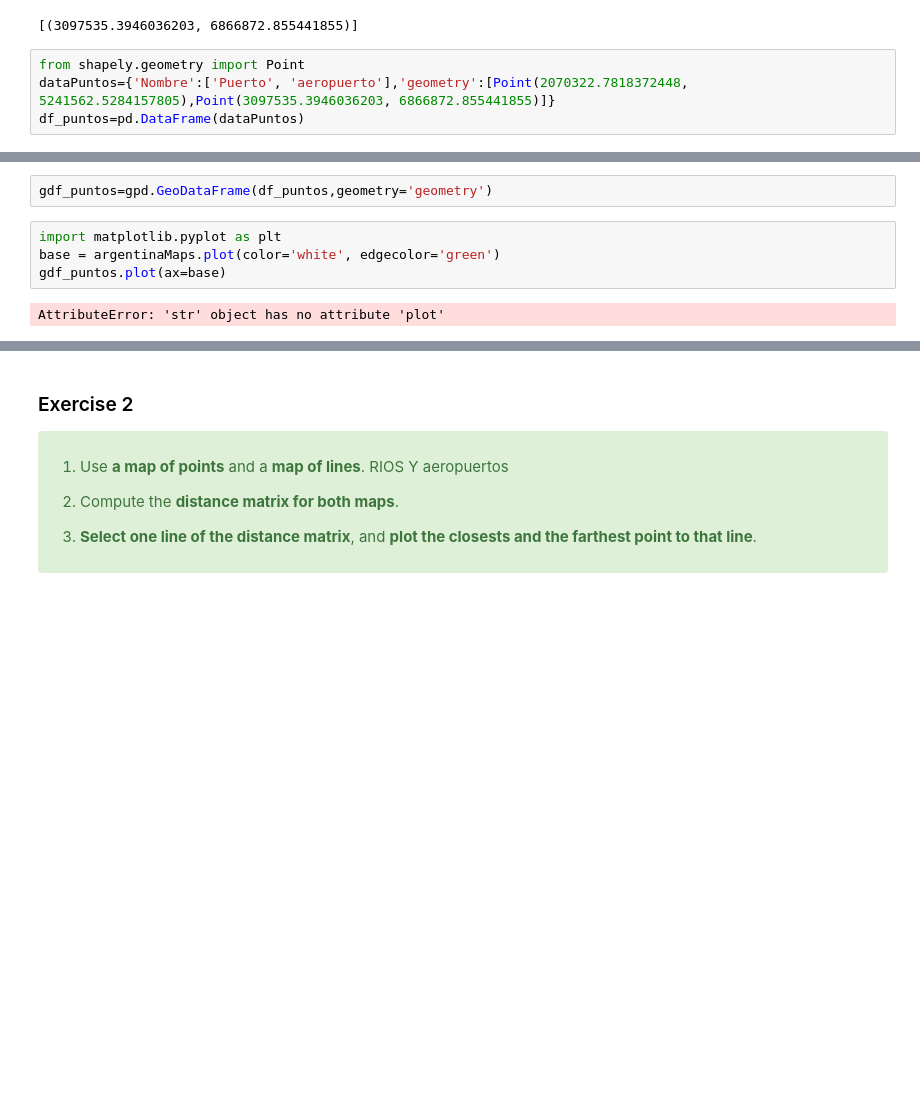
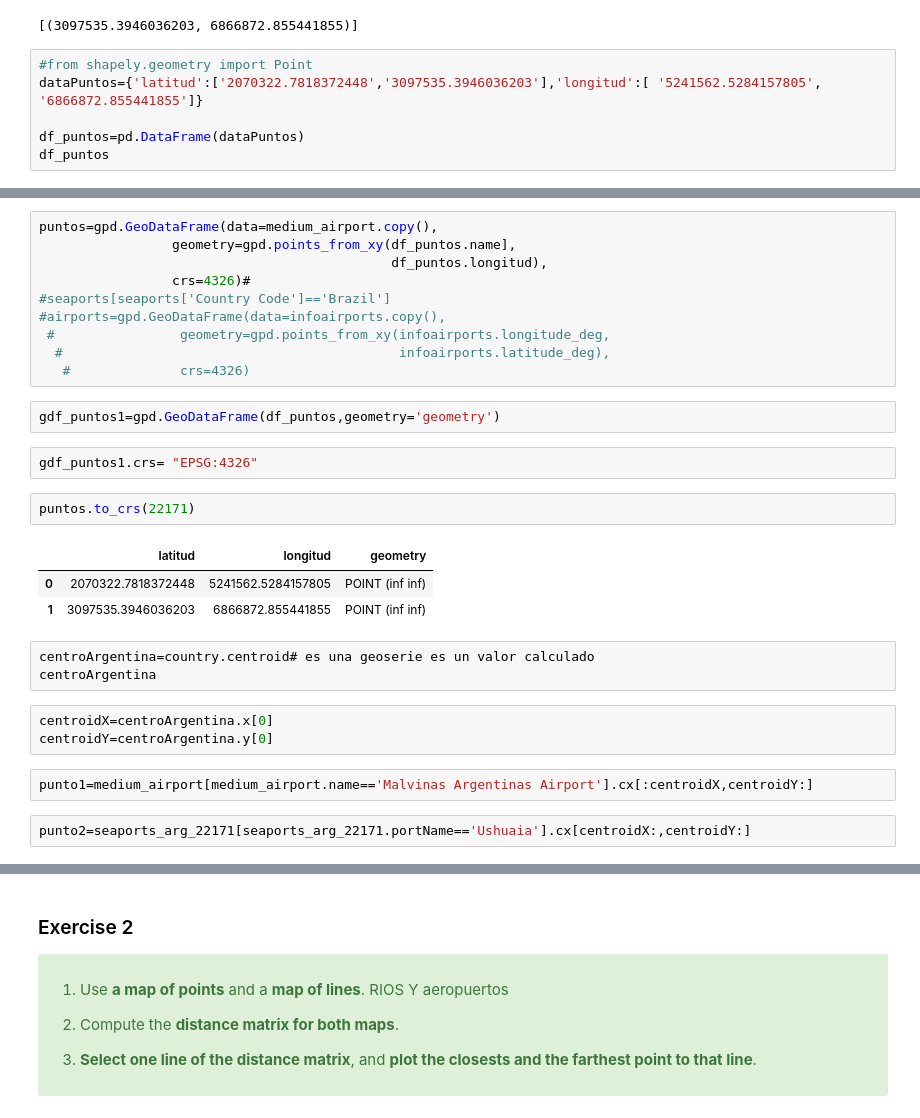
Before and after one commit to Romina300/TareaFinal_1, a Jupyter notebook: TareaFinal_parte1.ipynb, the cells around one changed output, grey strips where cells are left out. Cells and saved outputs as stored; diff of their text form; blank space fills up the shorter version.

```diff
--- a/TareaFinal_parte1.ipynb
+++ b/TareaFinal_parte1.ipynb
@@ -332,6 +351,8 @@ coordenadasPunto2
 # %% [output]
 [(3097535.3946036203, 6866872.855441855)]
 # %%
-from shapely.geometry import Point
-dataPuntos={'Nombre':['Puerto', 'aeropuerto'],'geometry':[Point(2070322.7818372448, 5241562.5284157805),Point(3097535.3946036203, 6866872.855441855)]}
+#from shapely.geometry import Point
+dataPuntos={'latitud':['2070322.7818372448','3097535.3946036203'],'longitud':[ '5241562.5284157805', '6866872.855441855']}
+
 df_puntos=pd.DataFrame(dataPuntos)
+df_puntos
@@ -338,8 +390,30 @@ df_puntos=pd.DataFrame(dataPuntos)
+# %%
+puntos=gpd.GeoDataFrame(data=medium_airport.copy(),
+                 geometry=gpd.points_from_xy(df_puntos.name],
+                                             df_puntos.longitud),
+                 crs=4326)#
+#seaports[seaports['Country Code']=='Brazil']
+#airports=gpd.GeoDataFrame(data=infoairports.copy(),
+ #                geometry=gpd.points_from_xy(infoairports.longitude_deg,
+  #                                           infoairports.latitude_deg),
+   #              crs=4326)
 # %%
-gdf_puntos=gpd.GeoDataFrame(df_puntos,geometry='geometry')
+gdf_puntos1=gpd.GeoDataFrame(df_puntos,geometry='geometry')
-# %%
-import matplotlib.pyplot as plt
-base = argentinaMaps.plot(color='white', edgecolor='green')
-gdf_puntos.plot(ax=base)
-# %% [output]
-AttributeError: 'str' object has no attribute 'plot'
+# %%
+gdf_puntos1.crs= "EPSG:4326"
+# %%
+puntos.to_crs(22171)
+# %% [output]
+|  | latitud | longitud | geometry |
+| 0 | 2070322.7818372448 | 5241562.5284157805 | POINT (inf inf) |
+| 1 | 3097535.3946036203 | 6866872.855441855 | POINT (inf inf) |
+# %%
+centroArgentina=country.centroid# es una geoserie es un valor calculado
+centroArgentina
+# %%
+centroidX=centroArgentina.x[0]
+centroidY=centroArgentina.y[0]
+# %%
+punto1=medium_airport[medium_airport.name=='Malvinas Argentinas Airport'].cx[:centroidX,centroidY:]
+# %%
+punto2=seaports_arg_22171[seaports_arg_22171.portName=='Ushuaia'].cx[centroidX:,centroidY:]
```
Also changed, not shown: parts of 8 cells of this notebook, 1 other file.
